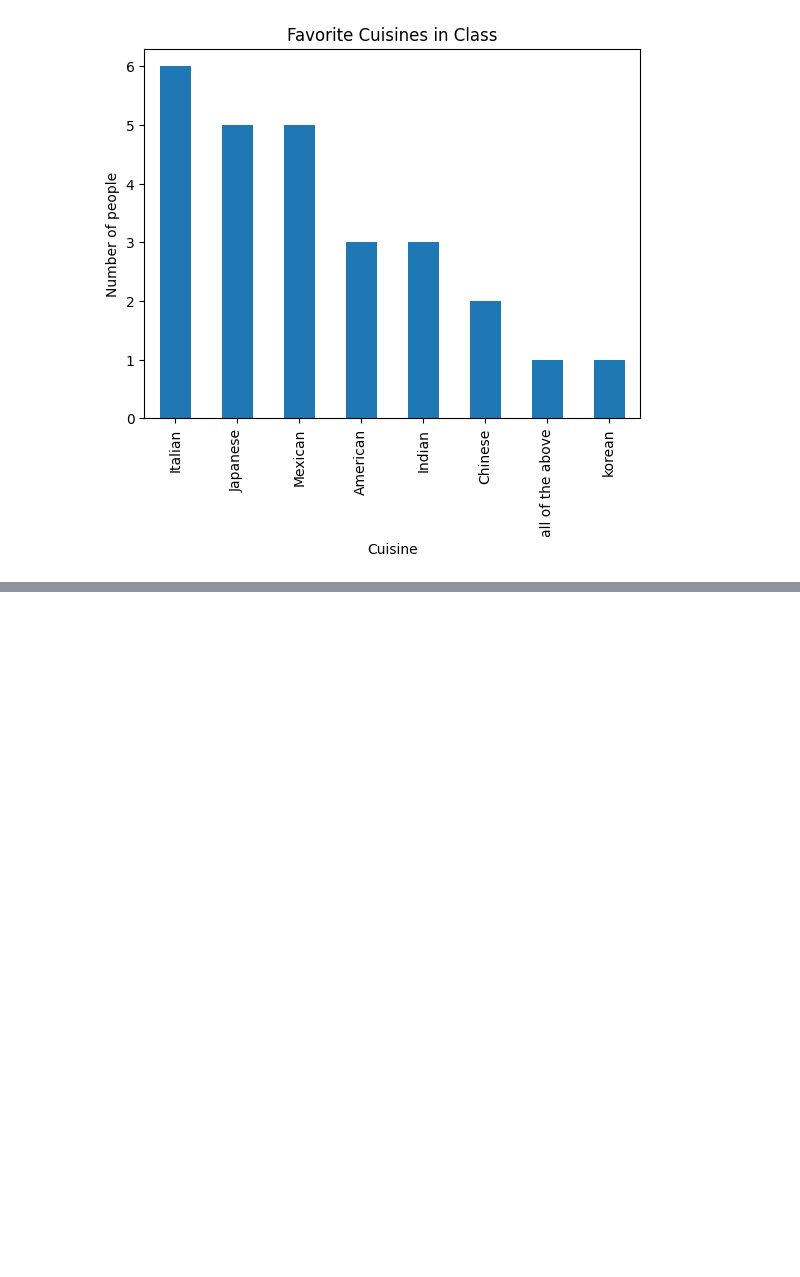
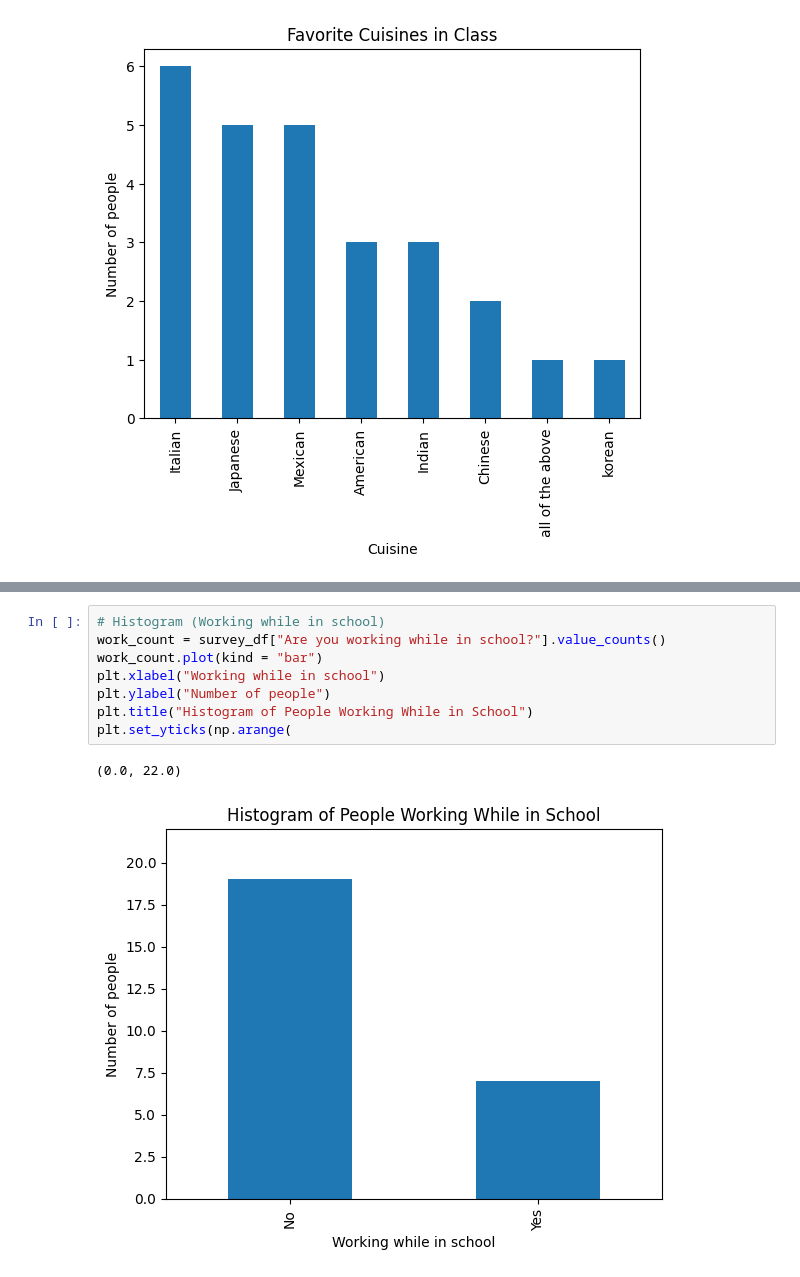
Before and after one commit to tsdandekar24/TanavDandekar_csci_1070_course, a Jupyter notebook: week_04_homework.ipynb, the cells around one changed output, grey strips where cells are left out. Cells and saved outputs as stored; diff of their text form; blank space fills up the shorter version.

```diff
--- a/week_04_homework.ipynb
+++ b/week_04_homework.ipynb
@@ -49,0 +75,11 @@ Text(0.5, 1.0, 'Ages in the Class')
+# %%
+# Histogram (Working while in school)
+work_count = survey_df["Are you working while in school?"].value_counts()
+work_count.plot(kind = "bar")
+plt.xlabel("Working while in school")
+plt.ylabel("Number of people")
+plt.title("Histogram of People Working While in School")
+plt.set_yticks(np.arange(
+# %% [output]
+(0.0, 22.0)
+[figure, added]
```
Also changed, not shown: parts of 4 cells of this notebook.
